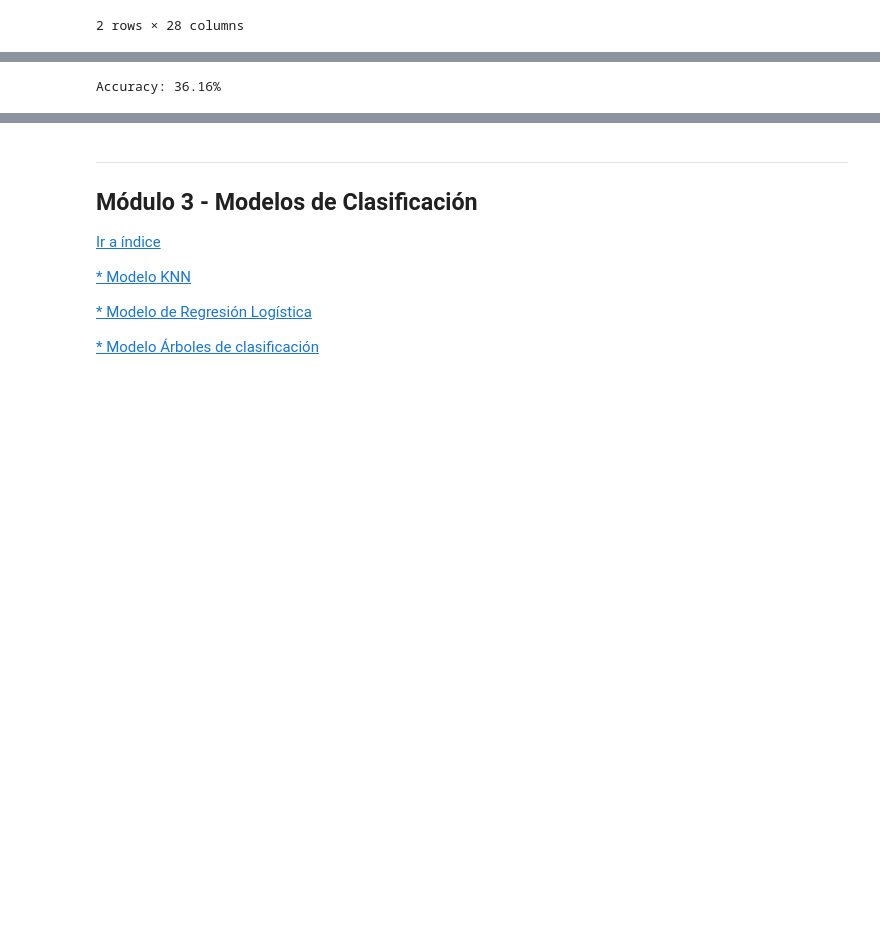
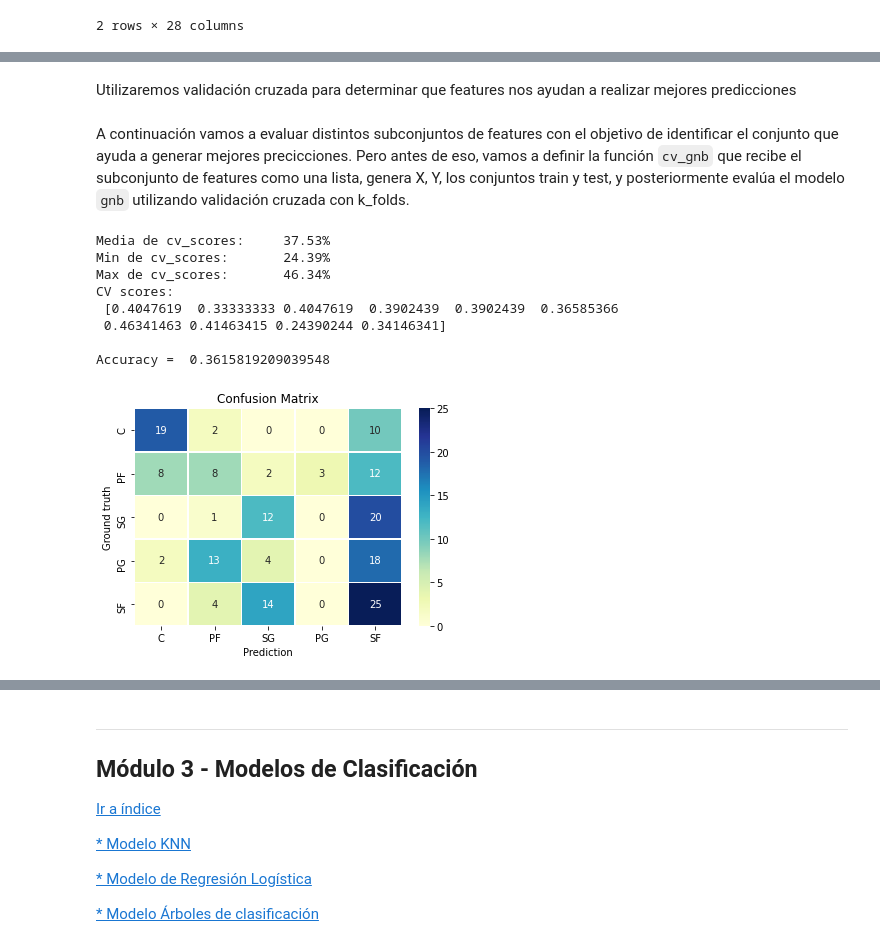
Before and after one commit to AlexandraBinder/Digital-House-Data-Science-TP3, a Jupyter notebook: Desafio_03.ipynb, the cells around one changed output, grey strips where cells are left out. Drawn from its saved outputs; the diff is of its cells as text; code cells hidden in the pictures; blank space fills up the shorter version.

```diff
--- a/Desafio_03.ipynb
+++ b/Desafio_03.ipynb
@@ -363,8 +345,0 @@ Y_test: (177,)
-# %%
-# instanciamos el modelo y lo entrenamos
-gnb = GaussianNB()
-gnb.fit(X_train, Y_train)
-
-# predecimos etiquetas para X_test
-Y_pred = gnb.predict(X_test)
-#Y_pred
@@ -381,6 +345,0 @@ ax.set(xlabel='Prediction', ylabel='Ground truth', title="Confusion Matrix")
-# %%
-# Calculamos el accuracy
-acc = round(accuracy_score(Y_test, Y_pred)*100,2)
-print("Accuracy: {}%".format(acc))
-# %% [output]
-Accuracy: 36.16%
@@ -386,0 +370,44 @@ Accuracy: 36.16%
+# %% [markdown]
+Utilizaremos validación cruzada para determinar que features nos ayudan a realizar mejores predicciones
+# %% [markdown]
+A continuación vamos a evaluar distintos subconjuntos de features con el objetivo de identificar el conjunto que ayuda a generar mejores precicciones. Pero antes de eso, vamos a definir la función `cv_gnb` que recibe el subconjunto de features como una lista, genera X, Y, los conjuntos train y test, y posteriormente evalúa el modelo `gnb` utilizando validación cruzada con k_folds.
+# %%
+def cv_gnb (X_train, X_test, Y_train, Y_test, k_folds=10):
+
+    # definimos la configuración para cross validation y lo aplicamos
+    kf = KFold(n_splits=k_folds, shuffle=True, random_state=12)
+    cv_scores = cross_val_score(gnb, X_train, Y_train, cv=kf)
+
+    # imprimimos la media, el mínimo y máximo de los scores
+    print( "Media de cv_scores:\t{}%".format(round(cv_scores.mean()*100,2)))
+    print( "Min de cv_scores:\t{}%".format(round(cv_scores.min()*100,2)))
+    print( "Max de cv_scores:\t{}%".format(round(cv_scores.max()*100,2)))
+    print('CV scores:\n', cv_scores)
+
+    gnb.fit(X_train, Y_train)
+    Y_pred = gnb.predict(X_test)
+
+    # Generamos la matriz de confusion
+    conf_matrix = confusion_matrix(Y_test, Y_pred)
+    ax = sns.heatmap(conf_matrix, annot=True, xticklabels = Y.unique(), yticklabels = Y.unique(), linewidths=.5, cmap="YlGnBu")
+    ax.set(xlabel='Prediction', ylabel='Ground truth', title="Confusion Matrix")
+
+    acc = accuracy_score(Y_test, Y_pred)
+    print("\nAccuracy = ", acc)
+    print("\n")
+    note = 'Naive Bayes con CV 10 fold todas las features'
+
+    resultados.loc[len(resultados.index)] = [acc, conf_matrix, note]
+# %%
+# COMBINACIÓN 1 - TODAS LAS FEATURES
+cv_gnb(X_train_1, X_test_1, Y_train, Y_test)
+# %% [output]
+Media de cv_scores:     37.53%
+Min de cv_scores:       24.39%
+Max de cv_scores:       46.34%
+CV scores:
+ [0.4047619  0.33333333 0.4047619  0.3902439  0.3902439  0.36585366
+ 0.46341463 0.41463415 0.24390244 0.34146341]
+
+Accuracy =  0.3615819209039548
+[figure, added]
```
Also changed, not shown: parts of 36 cells of this notebook, 1 other file.
